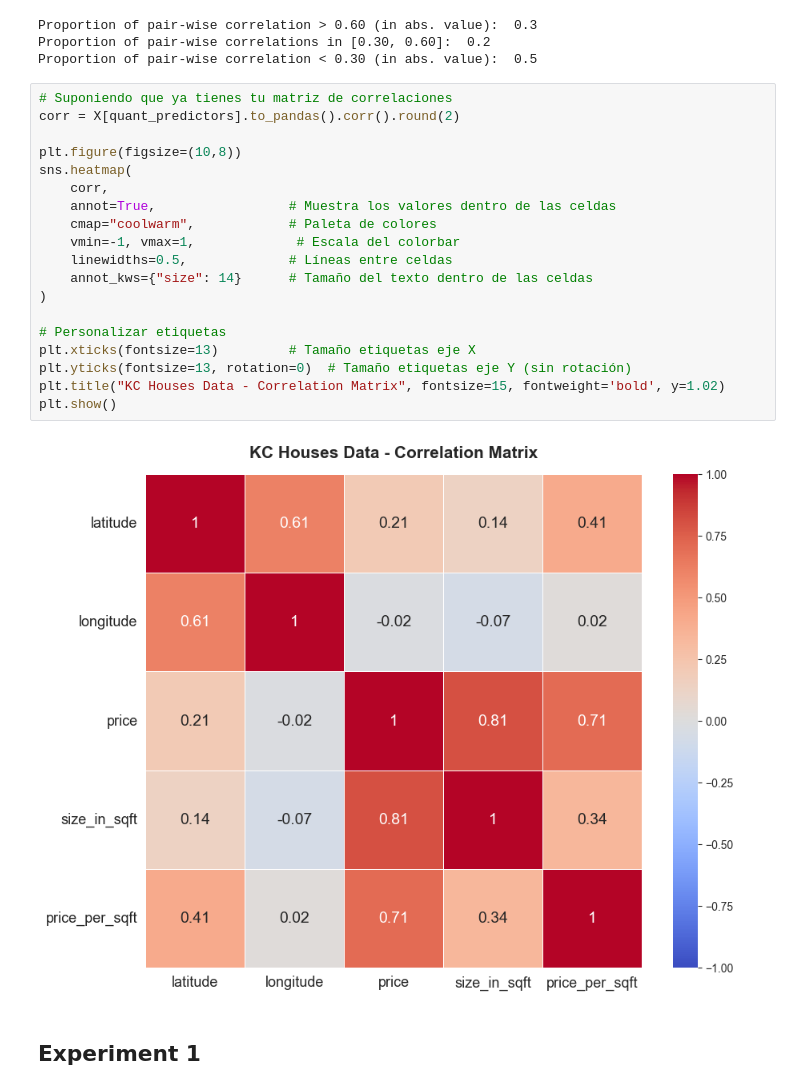
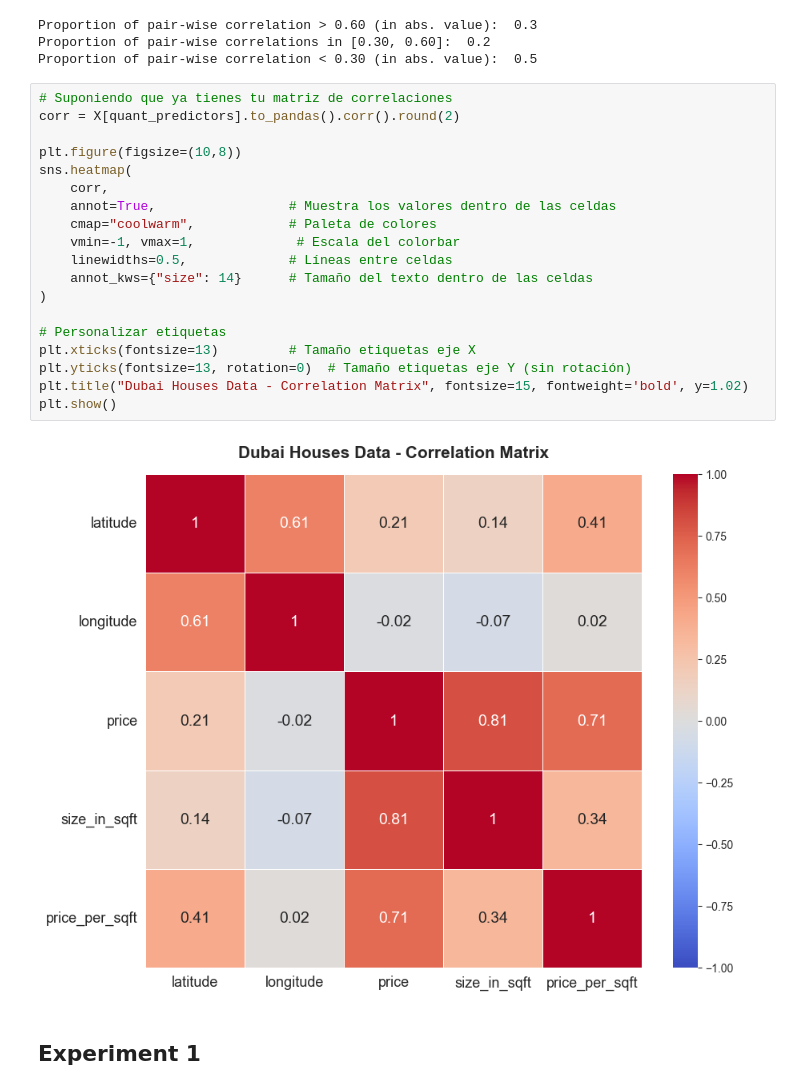
Before and after one commit to FabioScielzoOrtiz/db-robust-clust-paper-code, a Jupyter notebook: experiments/real_data/experiments_dubai_houses.ipynb, the cells around one changed output. Drawn from its saved outputs; the diff is of its cells as text.

```diff
--- a/experiments/real_data/experiments_dubai_houses.ipynb
+++ b/experiments/real_data/experiments_dubai_houses.ipynb
@@ -306,24 +321,24 @@ Proportion of pair-wise correlation < 0.30 (in abs. value):  0.5
 # %%
 # Suponiendo que ya tienes tu matriz de correlaciones
 corr = X[quant_predictors].to_pandas().corr().round(2)
 
 plt.figure(figsize=(10,8))
 sns.heatmap(
     corr,
     annot=True,                 # Muestra los valores dentro de las celdas
     cmap="coolwarm",            # Paleta de colores
     vmin=-1, vmax=1,             # Escala del colorbar
     linewidths=0.5,             # Líneas entre celdas
     annot_kws={"size": 14}      # Tamaño del texto dentro de las celdas
 )
 
 # Personalizar etiquetas
 plt.xticks(fontsize=13)         # Tamaño etiquetas eje X
 plt.yticks(fontsize=13, rotation=0)  # Tamaño etiquetas eje Y (sin rotación)
-plt.title("KC Houses Data - Correlation Matrix", fontsize=15, fontweight='bold', y=1.02)
+plt.title("Dubai Houses Data - Correlation Matrix", fontsize=15, fontweight='bold', y=1.02)
 plt.show()
 # %% [output]
-[figure, old version]
+[figure, new version]
 # %% [markdown]
 
 ## Experiment 1
```
Also changed, not shown: parts of 11 cells of this notebook, 1 other file.
